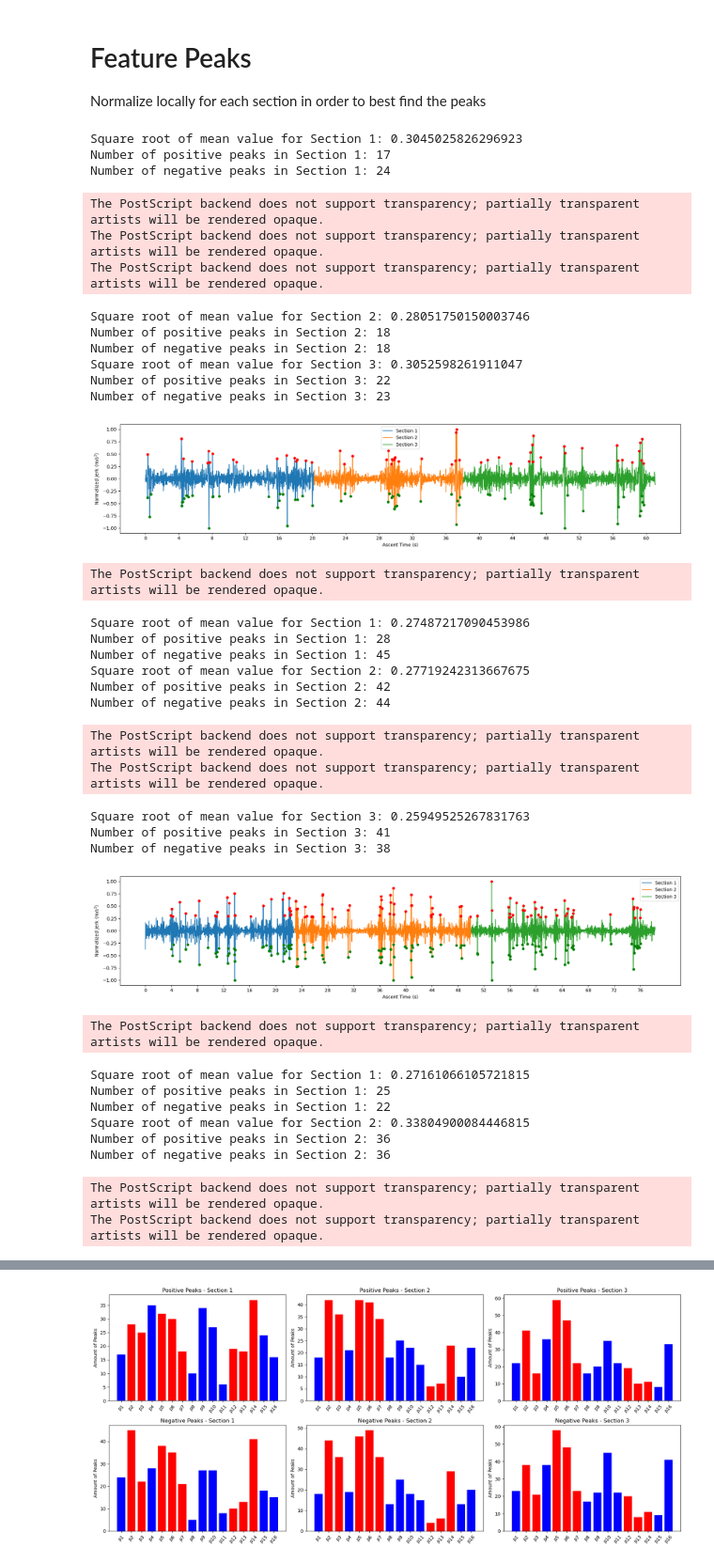
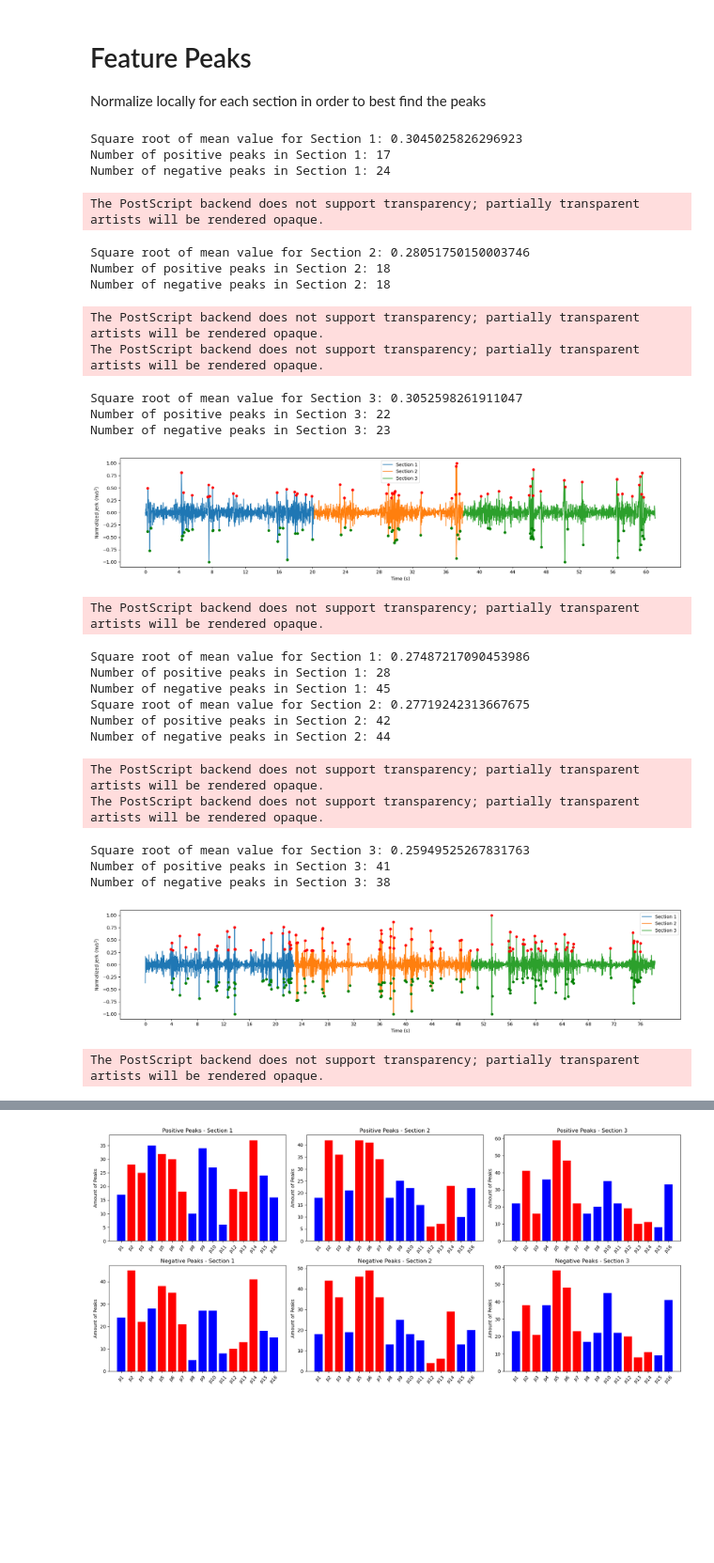
Before and after one commit to doertiboy/MasterStudy, a Jupyter notebook: 02_FeatureExtraction.ipynb, the cells around one changed output, grey strips where cells are left out. Shown at 94% size. Cells and saved outputs as stored; diff of their text form; code cells hidden in the pictures; blank space fills up the shorter version.

```diff
--- a/02_FeatureExtraction.ipynb
+++ b/02_FeatureExtraction.ipynb
@@ -449,58 +430,50 @@ for person_name, acc_data in acc_dict.items():
     section1_mean = np.mean(np.abs(section1_data))
     section2_mean = np.mean(np.abs(section2_data))
     section3_mean = np.mean(np.abs(section3_data))
 
     fig, ax = plt.subplots(1, 1, figsize=(18, 4))
     ax.plot(section1_data, label='Section 1')
     ax.plot(section2_data, label='Section 2')
     ax.plot(section3_data, label='Section 3')
-    ax.set_xlabel('Ascent Time (s)')
+    ax.set_xlabel('Time (s)')
     ax.set_ylabel('Normalized Jerk (m/s$^2$)')
     ax.legend()
 
     x_ticks = np.arange(0, len(section1_data), 240)
     ax.set_xticks(x_ticks[::2])
     ax.set_xticklabels(x_ticks[::2] // 120)
 
     # Find and plot peaks for each section
     for section_data, section_mean, section_label in zip([section1_data, section2_data, section3_data], [section1_mean, section2_mean, section3_mean], ['1', '2', '3']):
         find_and_plot_peaks(section_data, section_mean, section_label)
 
     plt.tight_layout()
     plt.show()
 # %% [output]
 Square root of mean value for Section 1: 0.3045025826296923
 Number of positive peaks in Section 1: 17
 Number of negative peaks in Section 1: 24
 The PostScript backend does not support transparency; partially transparent artists will be rendered opaque.
-The PostScript backend does not support transparency; partially transparent artists will be rendered opaque.
-The PostScript backend does not support transparency; partially transparent artists will be rendered opaque.
 Square root of mean value for Section 2: 0.28051750150003746
 Number of positive peaks in Section 2: 18
 Number of negative peaks in Section 2: 18
-Square root of mean value for Section 3: 0.3052598261911047
-Number of positive peaks in Section 3: 22
-Number of negative peaks in Section 3: 23
-[figure]
 The PostScript backend does not support transparency; partially transparent artists will be rendered opaque.
+The PostScript backend does not support transparency; partially transparent artists will be rendered opaque.
-Square root of mean value for Section 1: 0.27487217090453986
-Number of positive peaks in Section 1: 28
-Number of negative peaks in Section 1: 45
-Square root of mean value for Section 2: 0.27719242313667675
-Number of positive peaks in Section 2: 42
-Number of negative peaks in Section 2: 44
+Square root of mean value for Section 3: 0.3052598261911047
+Number of positive peaks in Section 3: 22
+Number of negative peaks in Section 3: 23
+[figure]
 The PostScript backend does not support transparency; partially transparent artists will be rendered opaque.
-The PostScript backend does not support transparency; partially transparent artists will be rendered opaque.
-Square root of mean value for Section 3: 0.25949525267831763
-Number of positive peaks in Section 3: 41
-Number of negative peaks in Section 3: 38
+Square root of mean value for Section 1: 0.27487217090453986
+Number of positive peaks in Section 1: 28
+Number of negative peaks in Section 1: 45
+Square root of mean value for Section 2: 0.27719242313667675
+Number of positive peaks in Section 2: 42
+Number of negative peaks in Section 2: 44
-[figure, old version]
 The PostScript backend does not support transparency; partially transparent artists will be rendered opaque.
+The PostScript backend does not support transparency; partially transparent artists will be rendered opaque.
-Square root of mean value for Section 1: 0.27161066105721815
-Number of positive peaks in Section 1: 25
-Number of negative peaks in Section 1: 22
-Square root of mean value for Section 2: 0.33804900084446815
-Number of positive peaks in Section 2: 36
-Number of negative peaks in Section 2: 36
+Square root of mean value for Section 3: 0.25949525267831763
+Number of positive peaks in Section 3: 41
+Number of negative peaks in Section 3: 38
+[figure, new version]
 The PostScript backend does not support transparency; partially transparent artists will be rendered opaque.
-The PostScript backend does not support transparency; partially transparent artists will be rendered opaque.
```
Also changed, not shown: parts of 8 cells of this notebook, 50 other files.
